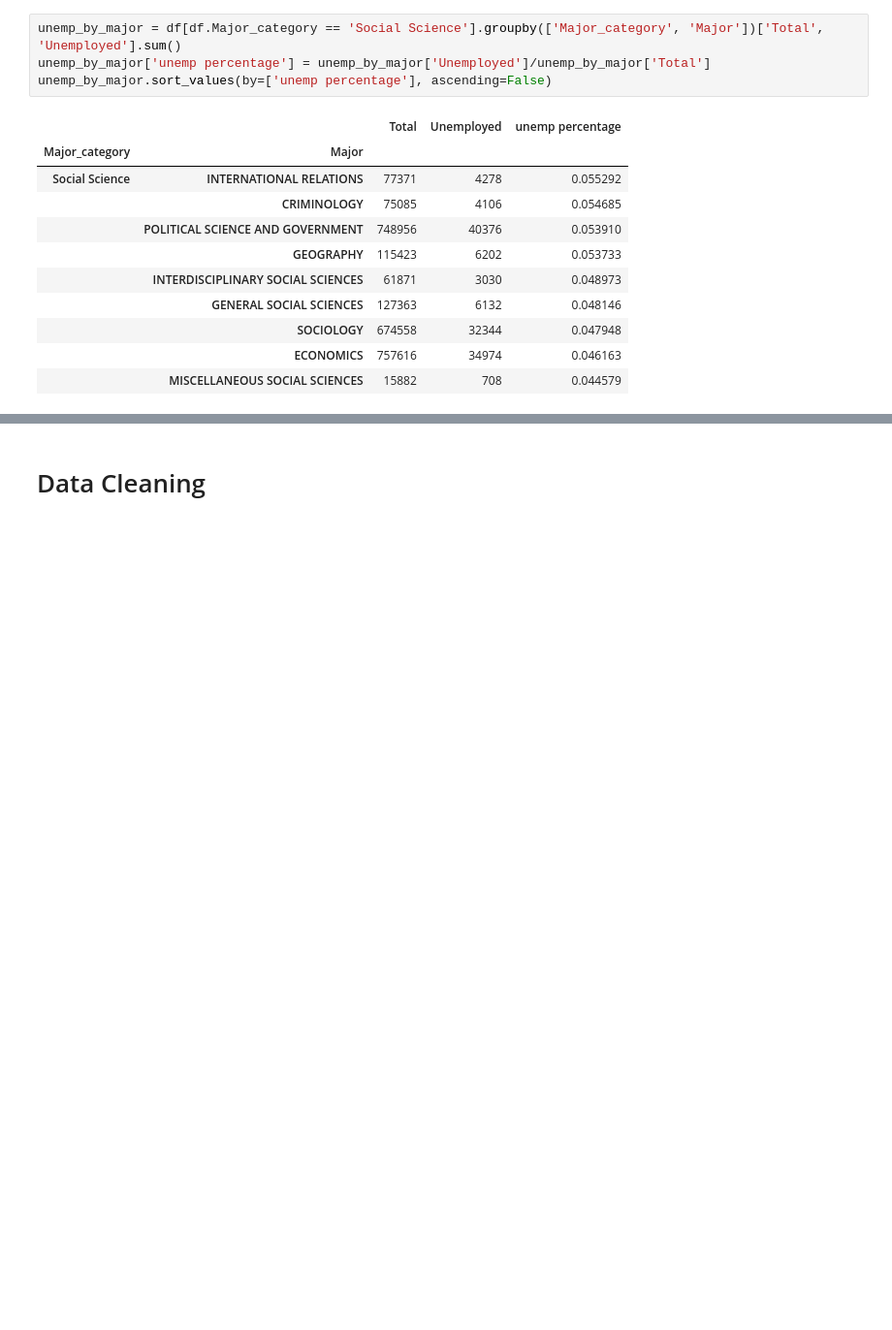
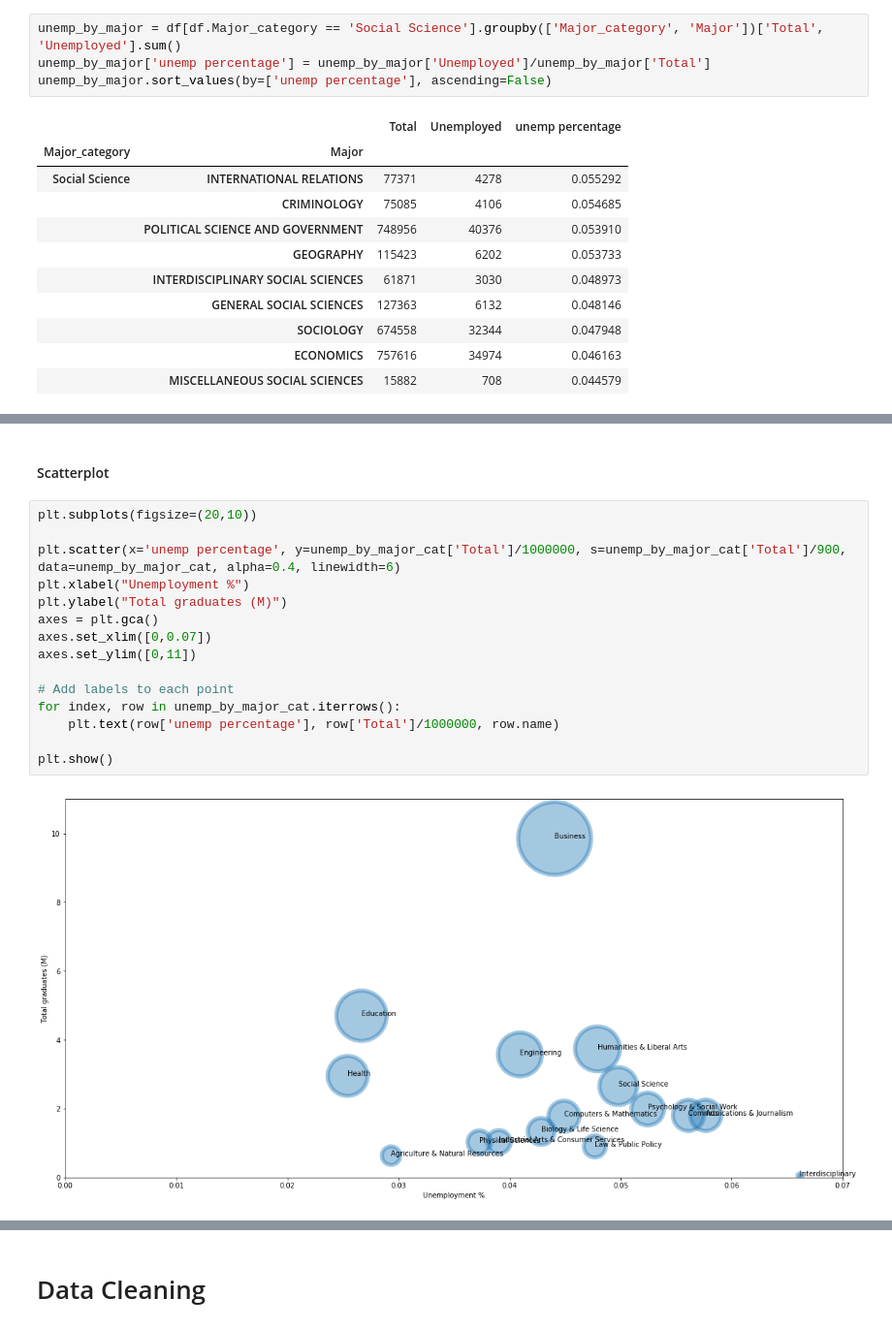
Before and after one commit to braddillon/jupyter_pandas_intro, a Jupyter notebook: JupyterPandas Intro1.ipynb, the cells around one changed output, grey strips where cells are left out. Shown: that part at 97% size. Drawn from its saved outputs; the diff is of its cells as text; blank space fills up the shorter version.

```diff
--- a/JupyterPandas Intro1.ipynb
+++ b/JupyterPandas Intro1.ipynb
@@ -203,3 +196,22 @@ xaxis = ax.set_xticklabels(ax.get_xticklabels(),rotation=90)
+# %% [markdown]
+#### Scatterplot
+# %%
+plt.subplots(figsize=(20,10))
+
+plt.scatter(x='unemp percentage', y=unemp_by_major_cat['Total']/1000000, s=unemp_by_major_cat['Total']/900, data=unemp_by_major_cat, alpha=0.4, linewidth=6)
+plt.xlabel("Unemployment %")
+plt.ylabel("Total graduates (M)")
+axes = plt.gca()
+axes.set_xlim([0,0.07])
+axes.set_ylim([0,11])
+
+# Add labels to each point
+for index, row in unemp_by_major_cat.iterrows():
+    plt.text(row['unemp percentage'], row['Total']/1000000, row.name)
+
+plt.show()
+# %% [output]
+[figure, added]
 # %% [markdown]
 # Why is this better than Excel?
 
```
Also changed, not shown: parts of 30 cells of this notebook, 1 other file.
